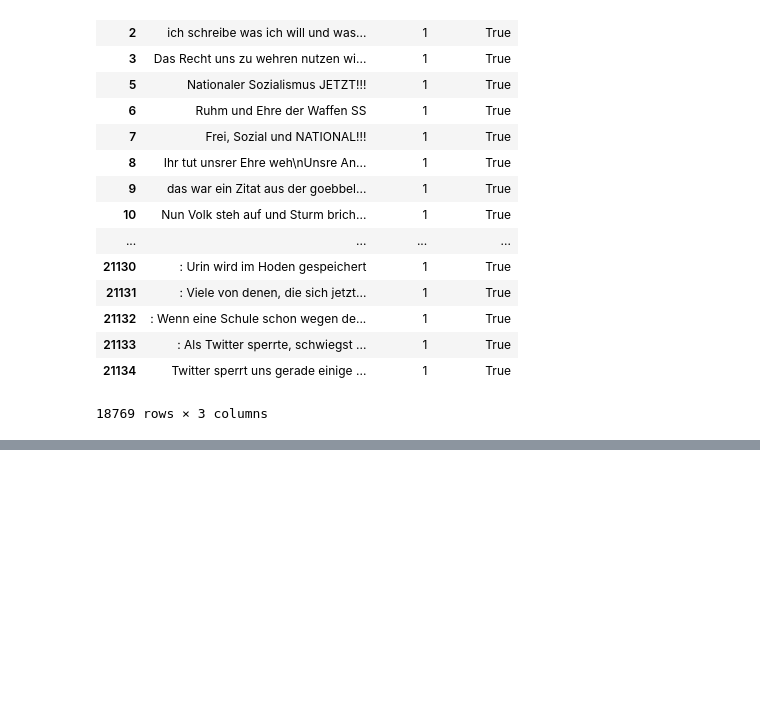
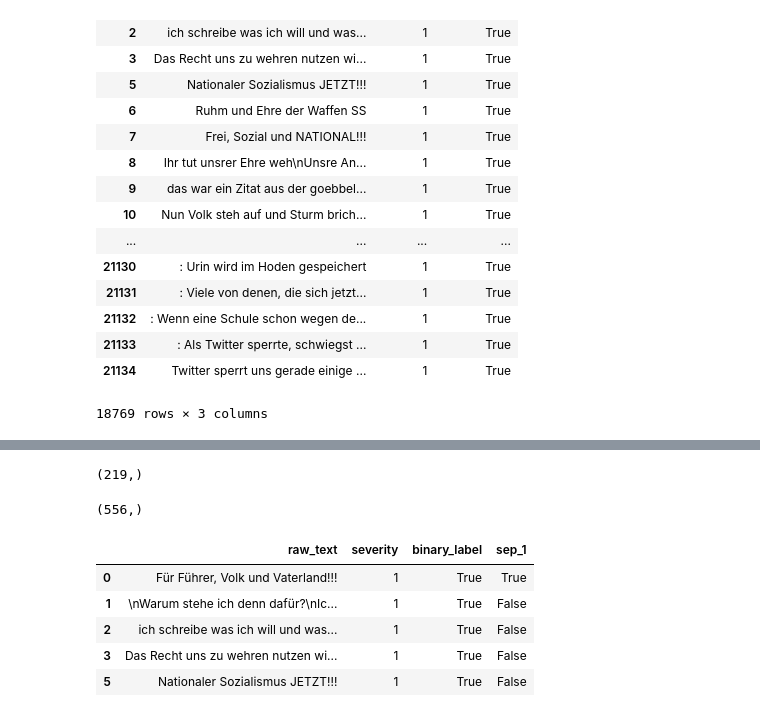
Before and after one commit to pscllbssr/hatespeech-ml, a Jupyter notebook: 1_Data_Cleaning/Polly_corpus/cleanup.ipynb, the cells around one changed output, grey strips where cells are left out. Drawn from its saved outputs; the diff is of its cells as text; code cells hidden in the pictures; blank space fills up the shorter version.

```diff
--- a/1_Data_Cleaning/Polly_corpus/cleanup.ipynb
+++ b/1_Data_Cleaning/Polly_corpus/cleanup.ipynb
@@ -134,0 +224,18 @@ df.to_excel('../../2_Feature_Engineering/data/polly_hatespeech.xlsx', index=Fals
+# %%
+df[df['raw_text'].str.contains("rapefugees|deutschland|asylanten|volk|pack|politiker|flüchtlinge")]['raw_text'].shape
+# %% [output]
+(219,)
+# %%
+df[df['raw_text'].str.contains("rapefugees|deutschland|asylanten|volk|pack|politiker|Flüchtlinge")]['raw_text'].shape
+# %% [output]
+(556,)
+# %%
+df['sep_1'] = df['raw_text'].apply(lambda x: any(test in x.lower() for test in "fugees|land|asylanten|volk|pack|politiker|flüchtling|raus".split('|')))
+df.head()
+# %% [output]
+|  | raw_text | severity | binary_label | sep_1 |
+| 0 | Für Führer, Volk und Vaterland!!! | 1 | True | True |
+| 1 | \nWarum stehe ich denn dafür?\nIc... | 1 | True | False |
+| 2 | ich schreibe was ich will und was... | 1 | True | False |
+| 3 | Das Recht uns zu wehren nutzen wi... | 1 | True | False |
+| 5 | Nationaler Sozialismus JETZT!!! | 1 | True | False |
```
Also changed, not shown: parts of 10 cells of this notebook.
